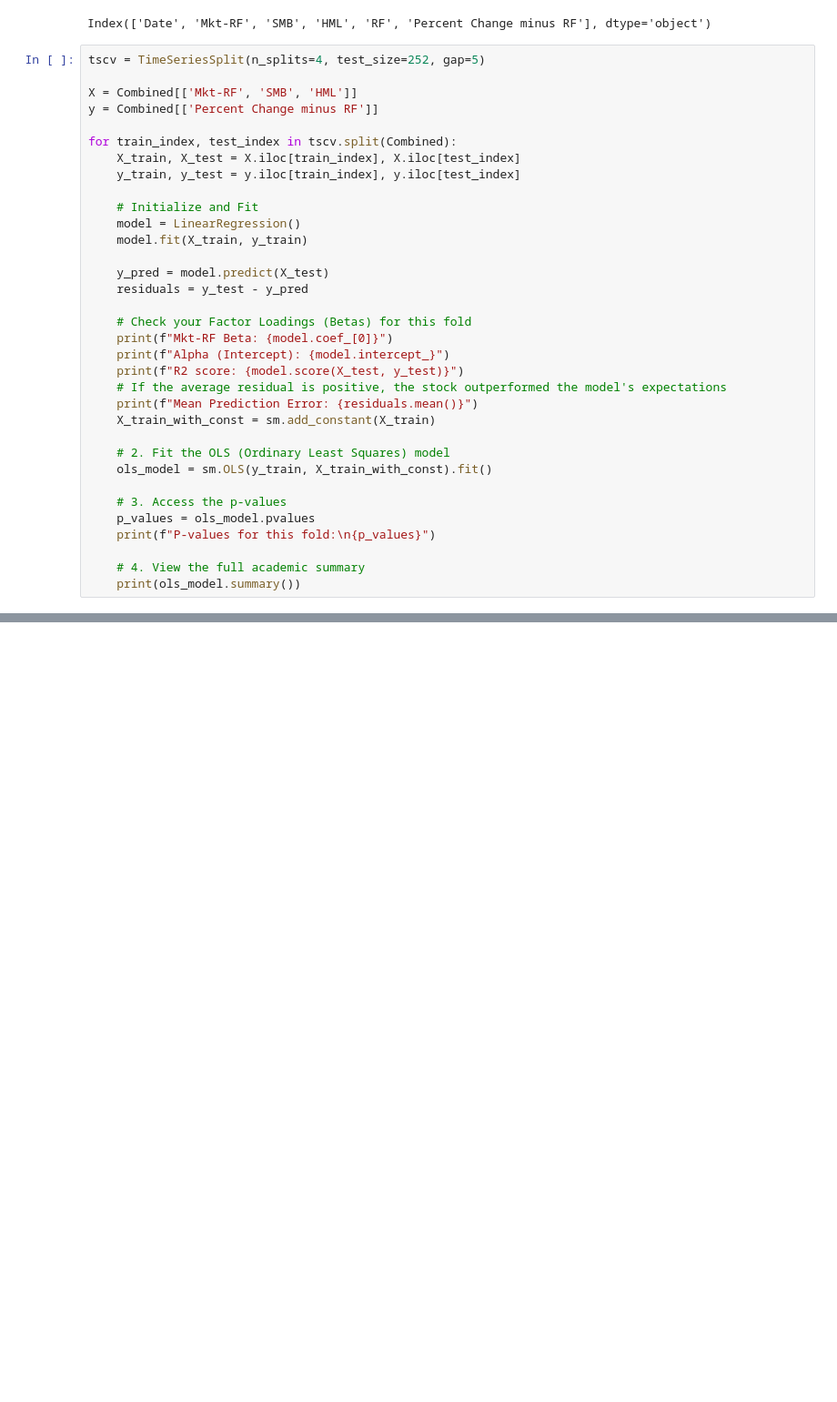
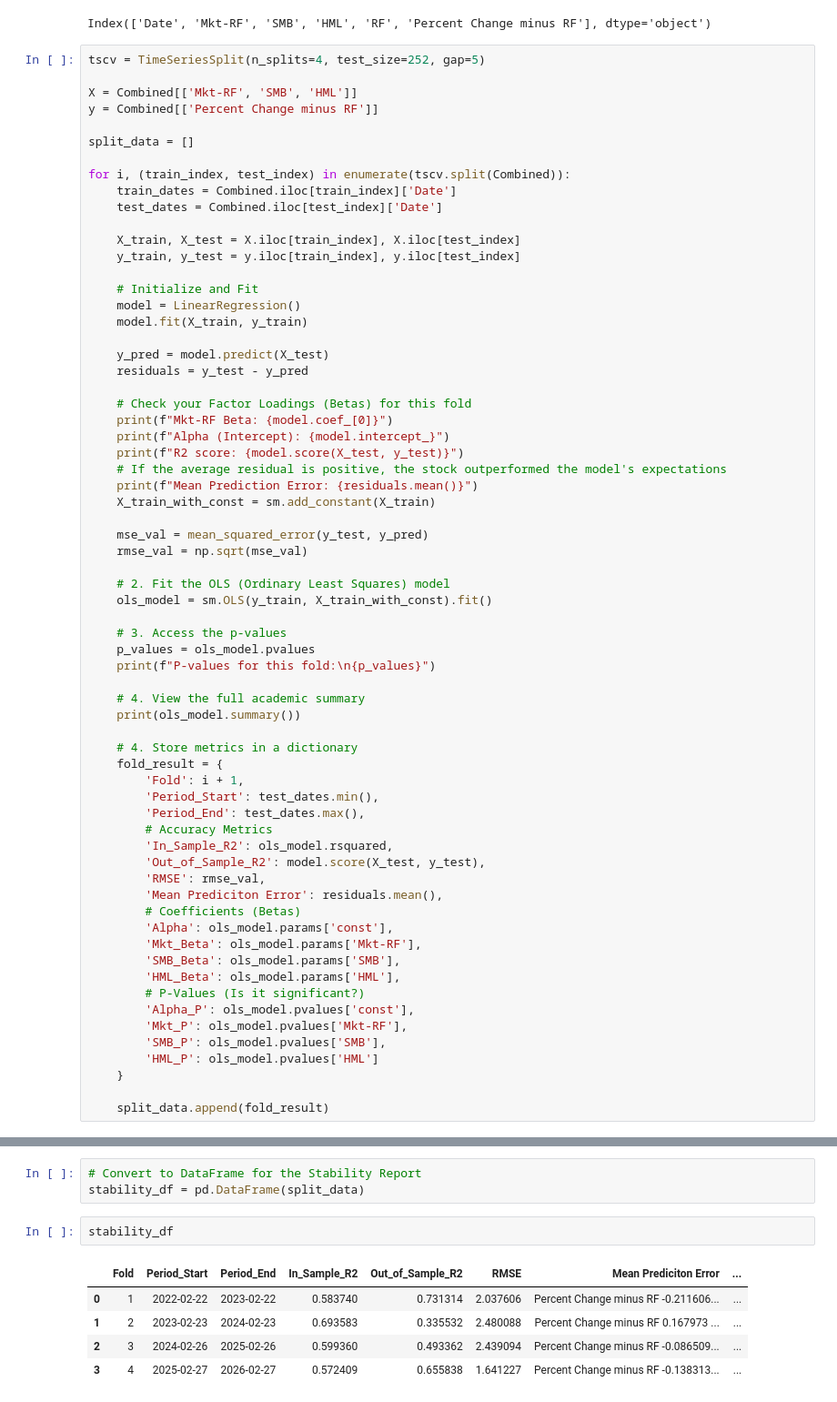
Before and after one commit to cmlee2/fama-french-model-analysis, a Jupyter notebook: model_test.ipynb, the cells around one changed output, grey strips where cells are left out. Shown at 91% size. Drawn from its saved outputs; the diff is of its cells as text; blank space fills up the shorter version.

```diff
--- a/model_test.ipynb
+++ b/model_test.ipynb
@@ -188,7 +194,12 @@ tscv = TimeSeriesSplit(n_splits=4, test_size=252, gap=5)
 X = Combined[['Mkt-RF', 'SMB', 'HML']]
 y = Combined[['Percent Change minus RF']]
 
-for train_index, test_index in tscv.split(Combined):
+split_data = []
+
+for i, (train_index, test_index) in enumerate(tscv.split(Combined)):
+    train_dates = Combined.iloc[train_index]['Date']
+    test_dates = Combined.iloc[test_index]['Date']
+
     X_train, X_test = X.iloc[train_index], X.iloc[test_index]
     y_train, y_test = y.iloc[train_index], y.iloc[test_index]
 
@@ -207,6 +218,9 @@ for train_index, test_index in tscv.split(Combined):
     print(f"Mean Prediction Error: {residuals.mean()}")
     X_train_with_const = sm.add_constant(X_train)
 
+    mse_val = mean_squared_error(y_test, y_pred)
+    rmse_val = np.sqrt(mse_val)
+
     # 2. Fit the OLS (Ordinary Least Squares) model
     ols_model = sm.OLS(y_train, X_train_with_const).fit()
 
@@ -216,4 +230,28 @@ for train_index, test_index in tscv.split(Combined):
 
     # 4. View the full academic summary
     print(ols_model.summary())
+
+    # 4. Store metrics in a dictionary
+    fold_result = {
+        'Fold': i + 1,
+        'Period_Start': test_dates.min(),
+        'Period_End': test_dates.max(),
+        # Accuracy Metrics
+        'In_Sample_R2': ols_model.rsquared,
+        'Out_of_Sample_R2': model.score(X_test, y_test),
+        'RMSE': rmse_val,
+        'Mean Prediciton Error': residuals.mean(),
+        # Coefficients (Betas)
+        'Alpha': ols_model.params['const'],
+        'Mkt_Beta': ols_model.params['Mkt-RF'],
+        'SMB_Beta': ols_model.params['SMB'],
+        'HML_Beta': ols_model.params['HML'],
+        # P-Values (Is it significant?)
+        'Alpha_P': ols_model.pvalues['const'],
+        'Mkt_P': ols_model.pvalues['Mkt-RF'],
+        'SMB_P': ols_model.pvalues['SMB'],
+        'HML_P': ols_model.pvalues['HML']
+    }
+
+    split_data.append(fold_result)
 # %% [output]
@@ -234,3 +272,14 @@ dtype: float64
 
 Notes:
 [1] Standard Errors assume that the covariance matrix of the errors is correctly specified.
+# %%
+# Convert to DataFrame for the Stability Report
+stability_df = pd.DataFrame(split_data)
+# %%
+stability_df
+# %% [output]
+|  | Fold | Period_Start | Period_End | In_Sample_R2 | Out_of_Sample_R2 | RMSE | Mean Prediciton Error | ... |
+| 0 | 1 | 2022-02-22 | 2023-02-22 | 0.583740 | 0.731314 | 2.037606 | Percent Change minus RF -0.211606... | ... |
+| 1 | 2 | 2023-02-23 | 2024-02-23 | 0.693583 | 0.335532 | 2.480088 | Percent Change minus RF 0.167973 ... | ... |
+| 2 | 3 | 2024-02-26 | 2025-02-26 | 0.599360 | 0.493362 | 2.439094 | Percent Change minus RF -0.086509... | ... |
+| 3 | 4 | 2025-02-27 | 2026-02-27 | 0.572409 | 0.655838 | 1.641227 | Percent Change minus RF -0.138313... | ... |
```
Also changed, not shown: parts of 13 cells of this notebook, 1 other file.
